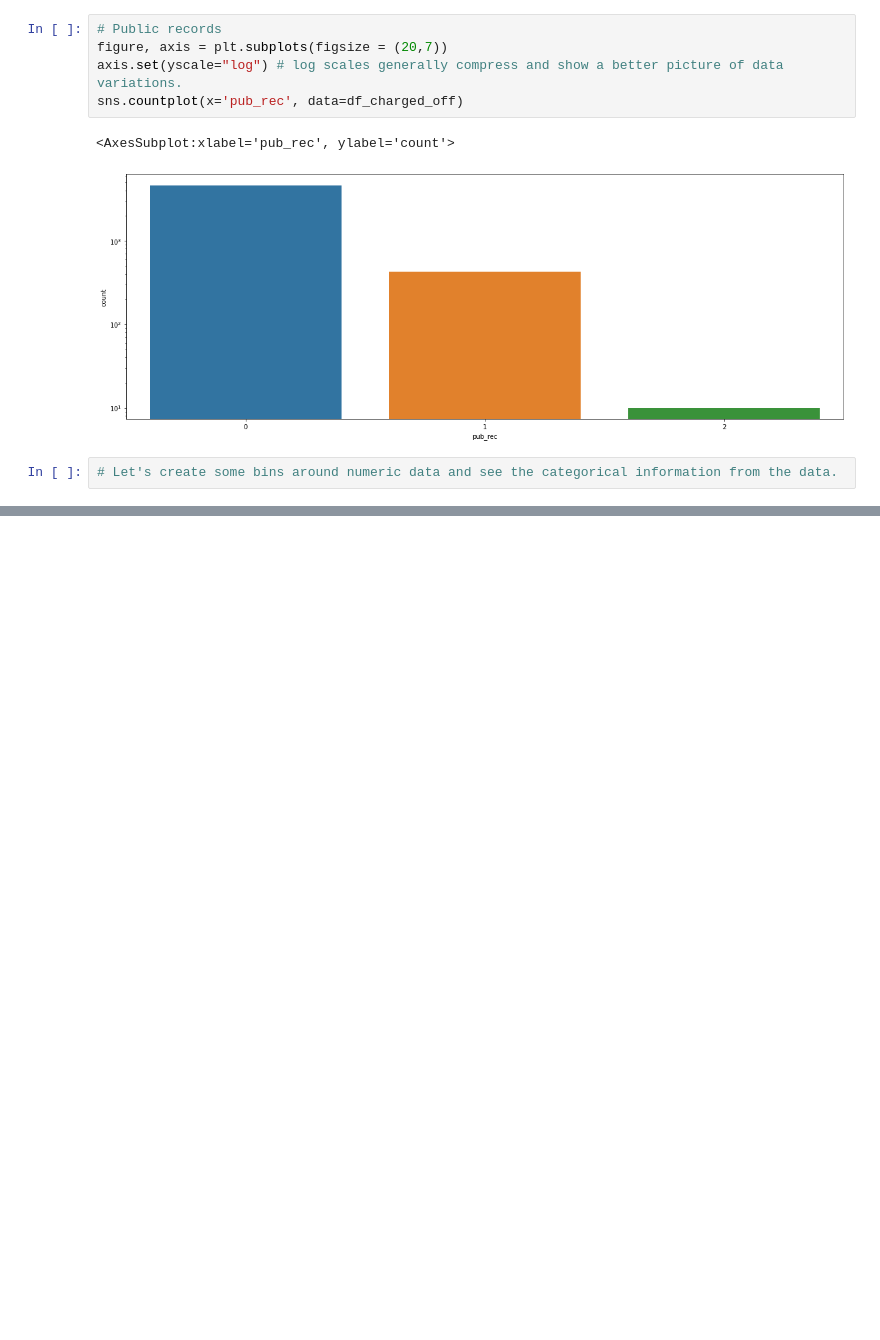
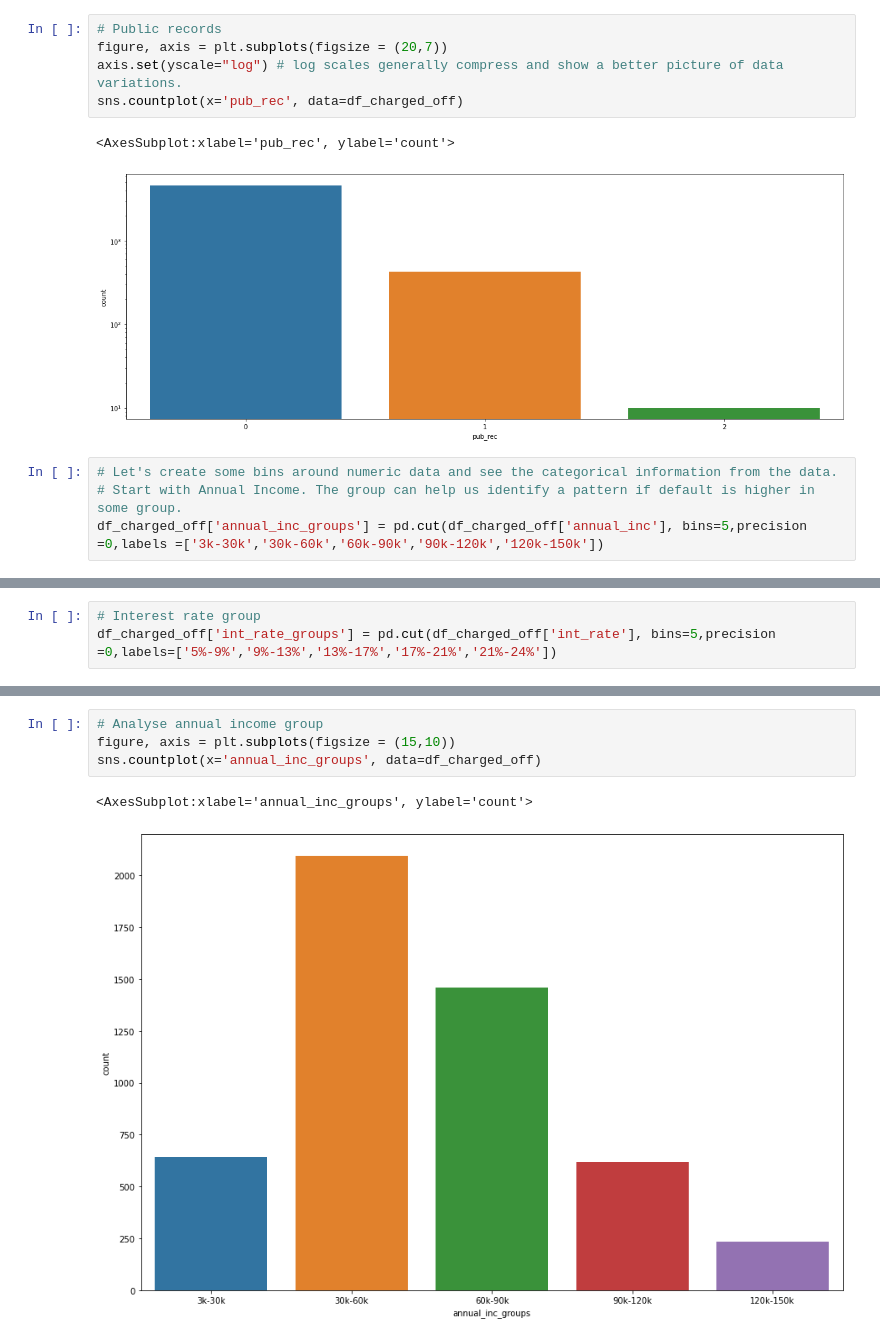
Before and after one commit to Priyesh17/lending-club, a Jupyter notebook: lending-club.ipynb, the cells around one changed output, grey strips where cells are left out. Saved outputs shown, nothing was run; the diff lists cells and outputs as text; blank space fills up the shorter version.

```diff
--- a/lending-club.ipynb
+++ b/lending-club.ipynb
@@ -468,3 +468,5 @@ sns.countplot(x='pub_rec', data=df_charged_off)
 [figure]
 # %%
 # Let's create some bins around numeric data and see the categorical information from the data.
+# Start with Annual Income. The group can help us identify a pattern if default is higher in some group.
+df_charged_off['annual_inc_groups'] = pd.cut(df_charged_off['annual_inc'], bins=5,precision =0,labels =['3k-30k','30k-60k','60k-90k','90k-120k','120k-150k'])
@@ -470,0 +489,3 @@ sns.countplot(x='pub_rec', data=df_charged_off)
+# %%
+# Interest rate group
+df_charged_off['int_rate_groups'] = pd.cut(df_charged_off['int_rate'], bins=5,precision =0,labels=['5%-9%','9%-13%','13%-17%','17%-21%','21%-24%'])
@@ -470,0 +508,7 @@ sns.countplot(x='pub_rec', data=df_charged_off)
+# %%
+# Analyse annual income group
+figure, axis = plt.subplots(figsize = (15,10))
+sns.countplot(x='annual_inc_groups', data=df_charged_off)
+# %% [output]
+<AxesSubplot:xlabel='annual_inc_groups', ylabel='count'>
+[figure, added]
```
Also changed, not shown: parts of 13 cells of this notebook, 2 other files.
